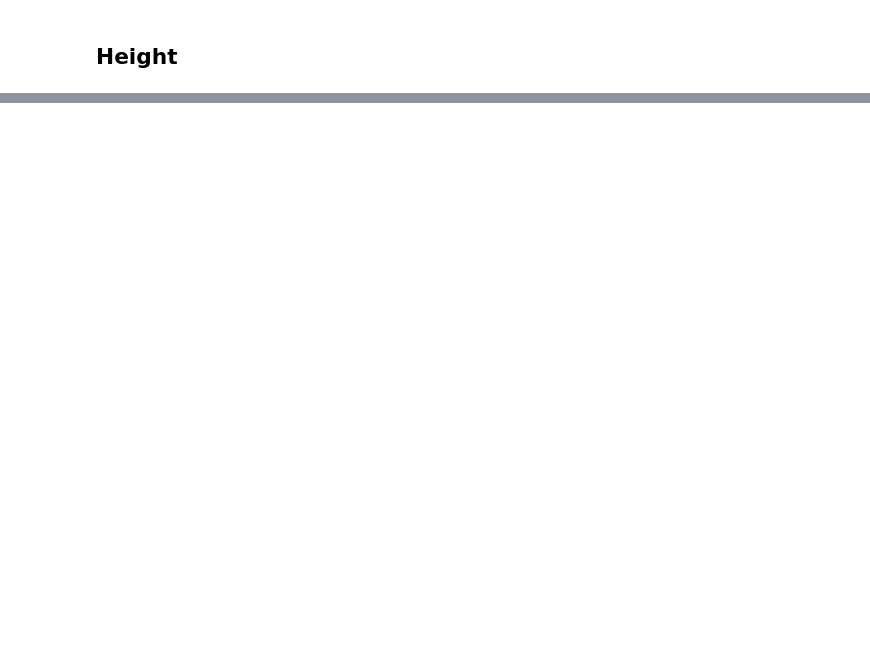
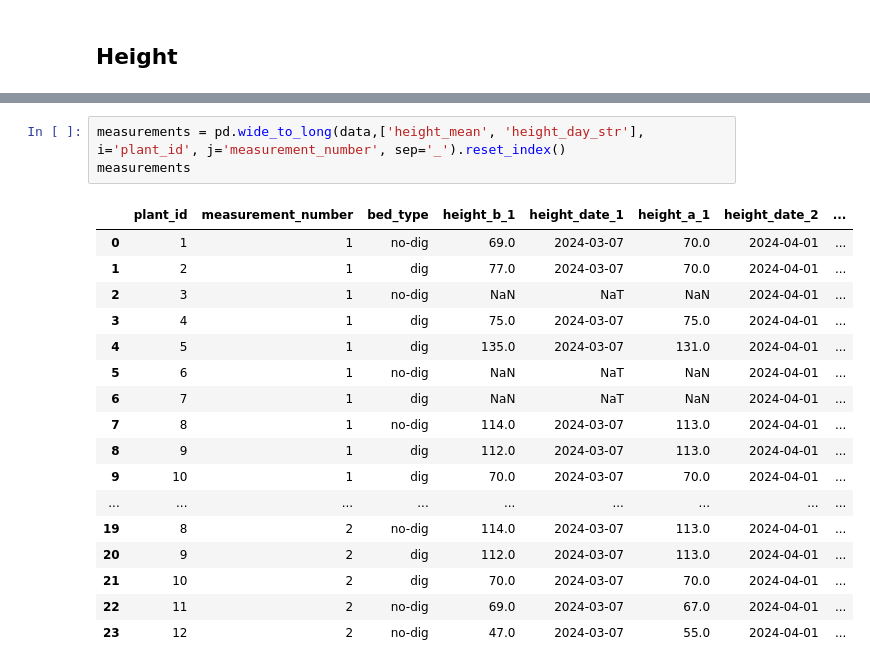
Before and after one commit to Brebbox/ebg, a Jupyter notebook: S1 - No-dig/analysis.ipynb, the cells around one changed output, grey strips where cells are left out. Saved outputs shown, nothing was run; the diff lists cells and outputs as text; blank space fills up the shorter version.

```diff
--- a/S1 - No-dig/analysis.ipynb
+++ b/S1 - No-dig/analysis.ipynb
@@ -106,0 +137,21 @@ Name: height_1_date, dtype: datetime64[ns]
+# %%
+measurements = pd.wide_to_long(data,['height_mean', 'height_day_str'], i='plant_id', j='measurement_number', sep='_').reset_index()
+measurements
+# %% [output]
+|  | plant_id | measurement_number | bed_type | height_b_1 | height_date_1 | height_a_1 | height_date_2 | ... |
+| 0 | 1 | 1 | no-dig | 69.0 | 2024-03-07 | 70.0 | 2024-04-01 | ... |
+| 1 | 2 | 1 | dig | 77.0 | 2024-03-07 | 70.0 | 2024-04-01 | ... |
+| 2 | 3 | 1 | no-dig | NaN | NaT | NaN | 2024-04-01 | ... |
+| 3 | 4 | 1 | dig | 75.0 | 2024-03-07 | 75.0 | 2024-04-01 | ... |
+| 4 | 5 | 1 | dig | 135.0 | 2024-03-07 | 131.0 | 2024-04-01 | ... |
+| 5 | 6 | 1 | no-dig | NaN | NaT | NaN | 2024-04-01 | ... |
+| 6 | 7 | 1 | dig | NaN | NaT | NaN | 2024-04-01 | ... |
+| 7 | 8 | 1 | no-dig | 114.0 | 2024-03-07 | 113.0 | 2024-04-01 | ... |
+| 8 | 9 | 1 | dig | 112.0 | 2024-03-07 | 113.0 | 2024-04-01 | ... |
+| 9 | 10 | 1 | dig | 70.0 | 2024-03-07 | 70.0 | 2024-04-01 | ... |
+| ... | ... | ... | ... | ... | ... | ... | ... | ... |
+| 19 | 8 | 2 | no-dig | 114.0 | 2024-03-07 | 113.0 | 2024-04-01 | ... |
+| 20 | 9 | 2 | dig | 112.0 | 2024-03-07 | 113.0 | 2024-04-01 | ... |
+| 21 | 10 | 2 | dig | 70.0 | 2024-03-07 | 70.0 | 2024-04-01 | ... |
+| 22 | 11 | 2 | no-dig | 69.0 | 2024-03-07 | 67.0 | 2024-04-01 | ... |
+| 23 | 12 | 2 | no-dig | 47.0 | 2024-03-07 | 55.0 | 2024-04-01 | ... |
```
Also changed, not shown: parts of 11 cells of this notebook, 1 other file.
